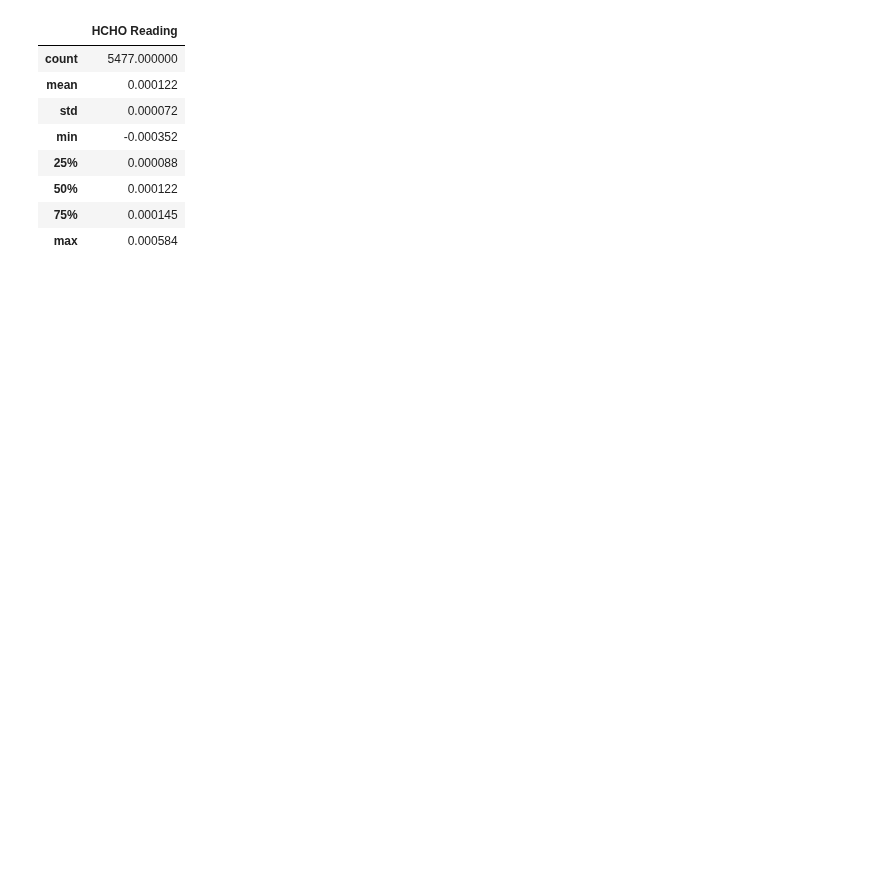
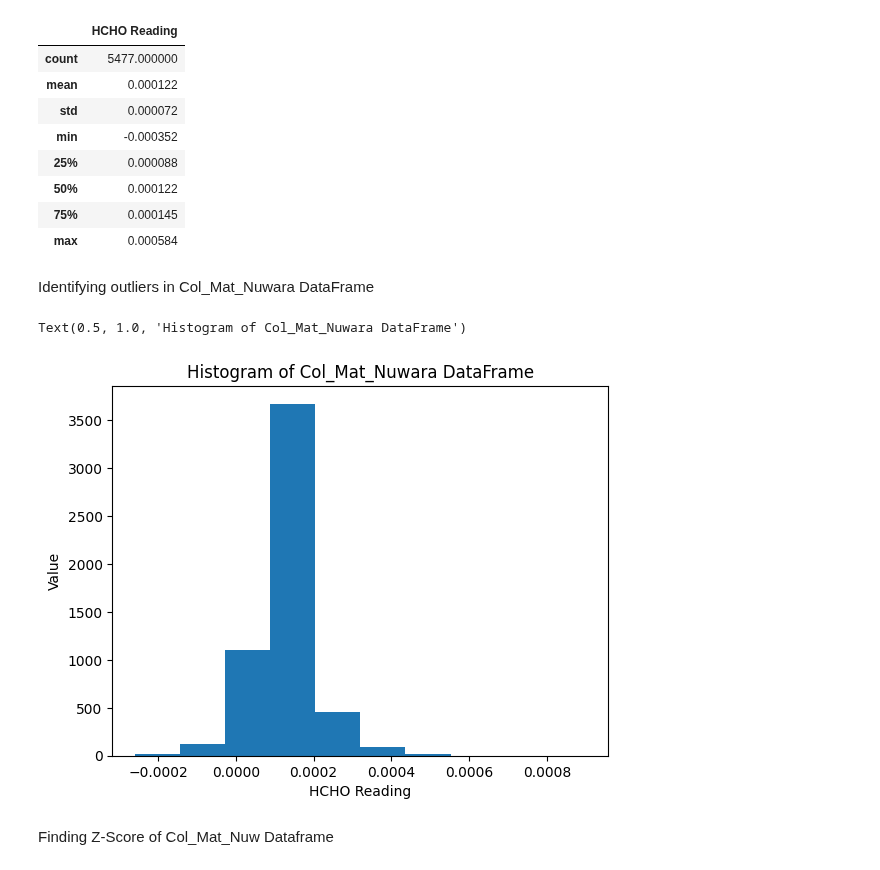
Before and after one commit to DeelakaDias/Analyzing-HCHO-Gas-Level-in-Sri-Lanka, a Jupyter notebook: Data Engineering CW.ipynb, the cells around one changed output. Saved outputs shown, nothing was run; the diff lists cells and outputs as text; code cells hidden in the pictures; blank space fills up the shorter version.

Commit message:
Outliers handled in COL_Matara_Nuwara dataframes

```diff
--- a/Data Engineering CW.ipynb
+++ b/Data Engineering CW.ipynb
@@ -356,3 +358,15 @@ mon_kur_jaf_output.describe()
 | 50% | 0.000122 |
 | 75% | 0.000145 |
 | max | 0.000584 |
+# %% [markdown]
+Identifying outliers in Col_Mat_Nuwara DataFrame
+# %%
+plt.hist(col_mat_nuw_output_df['HCHO Reading'])
+plt.xlabel('HCHO Reading')
+plt.ylabel('Value')
+plt.title('Histogram of Col_Mat_Nuwara DataFrame')
+# %% [output]
+Text(0.5, 1.0, 'Histogram of Col_Mat_Nuwara DataFrame')
+[figure, added]
+# %% [markdown]
+Finding Z-Score of Col_Mat_Nuw Dataframe
```
Also changed, not shown: parts of 22 cells of this notebook.
